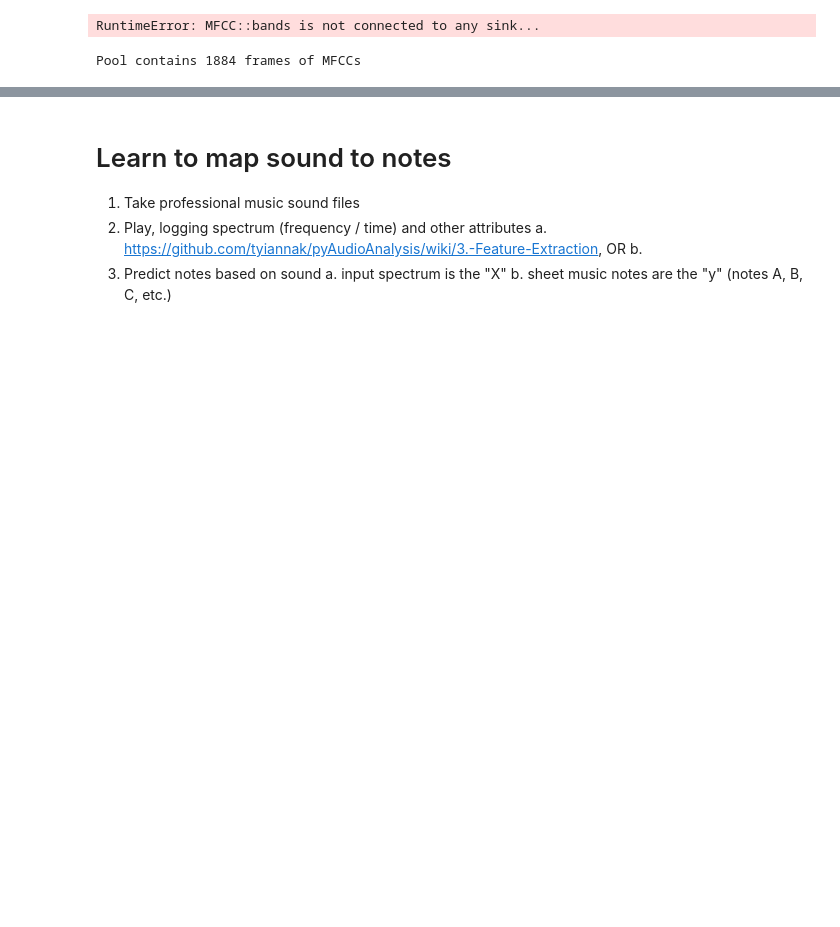
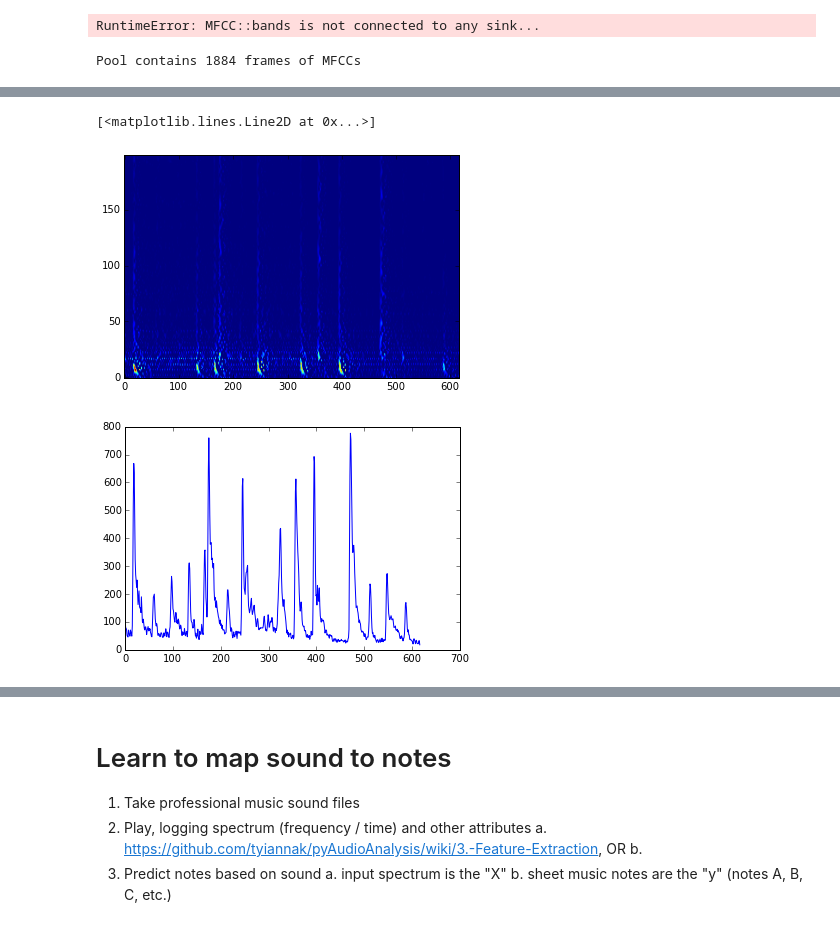
Before and after one commit to MickyDowns/deep-keras-music-net, a Jupyter notebook: music_study_aid.ipynb, the cells around one changed output, grey strips where cells are left out. Drawn from its saved outputs; the diff is of its cells as text; code cells hidden in the pictures; blank space fills up the shorter version.

```diff
--- a/music_study_aid.ipynb
+++ b/music_study_aid.ipynb
@@ -334,0 +447,20 @@ essentia.run(loader)
+# %%
+# manual calculation:
+
+    # calculate the difference
+diff = np.diff(spec, axis=0)
+
+    # keep only the positive differences
+pos_diff = np.maximum(0, diff)
+
+    # sum everything to get the spectral flux
+sf = np.sum(pos_diff, axis=1)
+# %%
+plt.figure()
+plt.imshow(pos_diff[:, :200].T, origin='lower', aspect='auto')
+plt.figure()
+plt.plot(sf)
+# %% [output]
+[<matplotlib.lines.Line2D at 0x...>]
+[figure, added]
+[figure, added]
```
Also changed, not shown: parts of 23 cells of this notebook, 10 other files.
